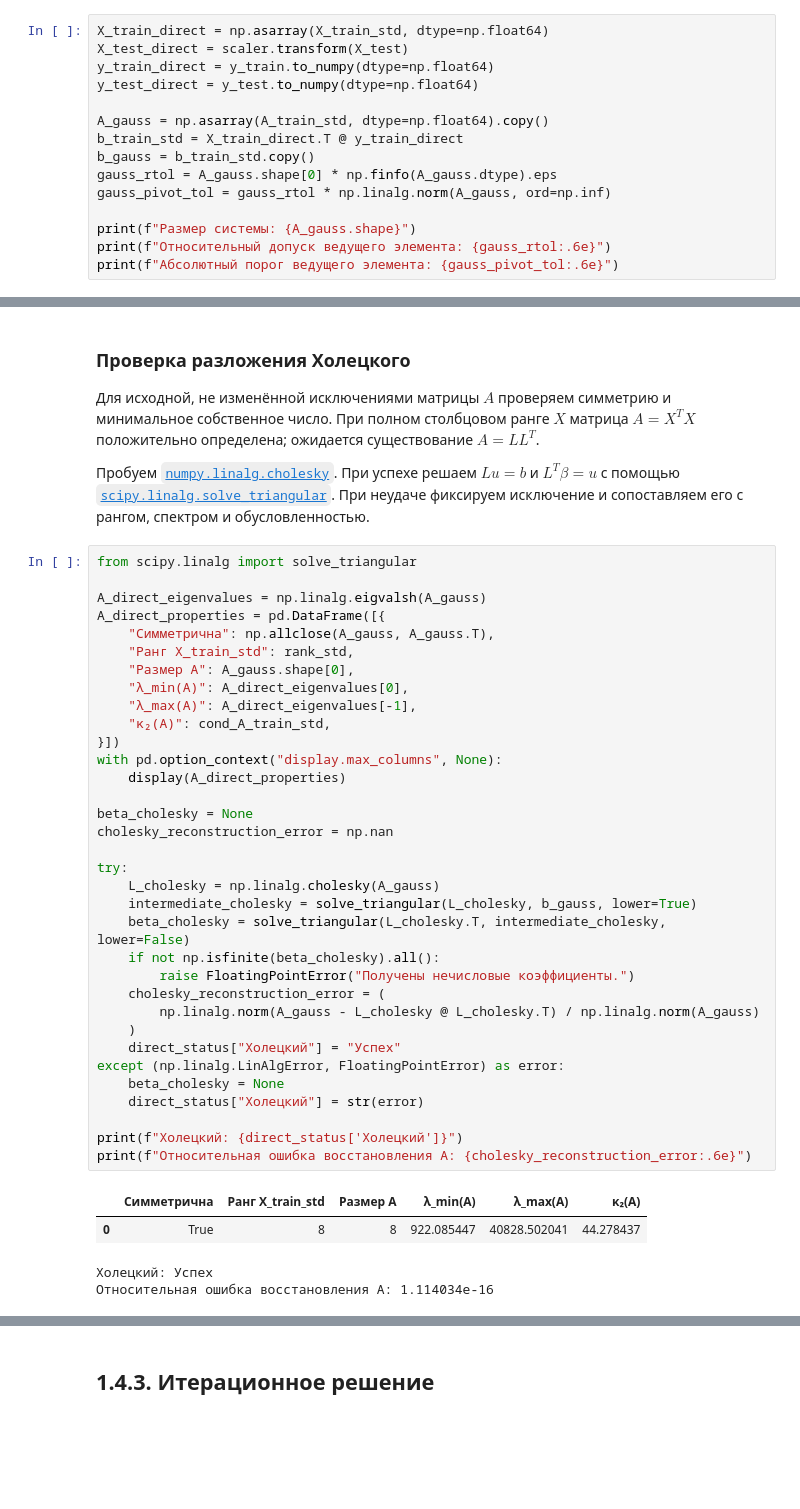
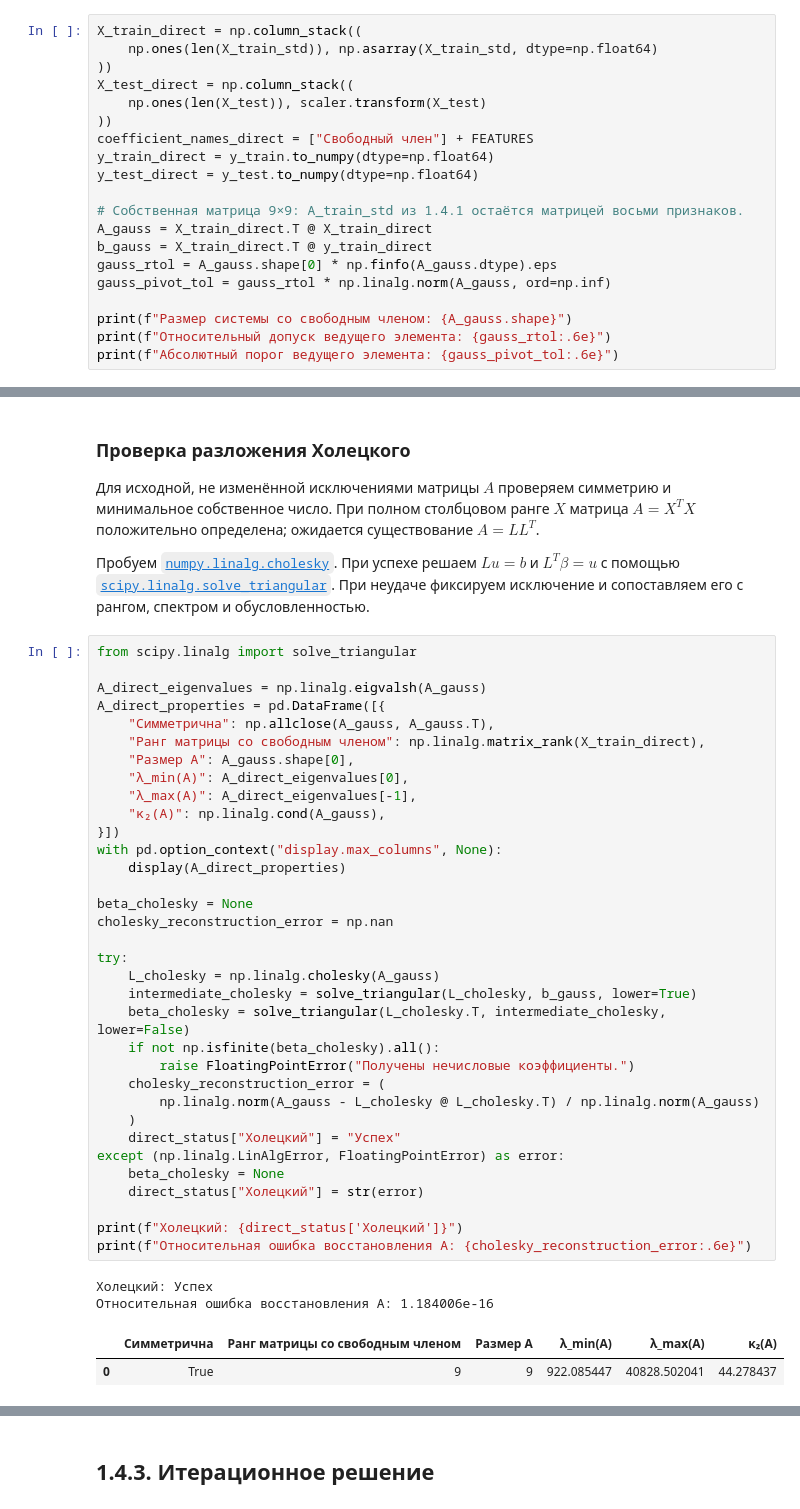
Before and after one commit to aibryanov/MOMO_labs, a Jupyter notebook: lab_1/lab_1.ipynb, the cells around one changed output, grey strips where cells are left out. Cells and saved outputs as stored; diff of their text form; blank space fills up the shorter version.

```diff
--- a/lab_1/lab_1.ipynb
+++ b/lab_1/lab_1.ipynb
@@ -389,18 +387,23 @@ $$
 
 Если максимальный кандидат не превышает этот порог, метод останавливается с объяснением; остальные сравнения продолжаются. Этот порог относится к ведущим элементам и отличается от допуска численного ранга из 1.4.1.
 # %%
-X_train_direct = np.asarray(X_train_std, dtype=np.float64)
-X_test_direct = scaler.transform(X_test)
+X_train_direct = np.column_stack((
+    np.ones(len(X_train_std)), np.asarray(X_train_std, dtype=np.float64)
+))
+X_test_direct = np.column_stack((
+    np.ones(len(X_test)), scaler.transform(X_test)
+))
+coefficient_names_direct = ["Свободный член"] + FEATURES
 y_train_direct = y_train.to_numpy(dtype=np.float64)
 y_test_direct = y_test.to_numpy(dtype=np.float64)
 
-A_gauss = np.asarray(A_train_std, dtype=np.float64).copy()
-b_train_std = X_train_direct.T @ y_train_direct
-b_gauss = b_train_std.copy()
+# Собственная матрица 9×9: A_train_std из 1.4.1 остаётся матрицей восьми признаков.
+A_gauss = X_train_direct.T @ X_train_direct
+b_gauss = X_train_direct.T @ y_train_direct
 gauss_rtol = A_gauss.shape[0] * np.finfo(A_gauss.dtype).eps
 gauss_pivot_tol = gauss_rtol * np.linalg.norm(A_gauss, ord=np.inf)
 
-print(f"Размер системы: {A_gauss.shape}")
+print(f"Размер системы со свободным членом: {A_gauss.shape}")
 print(f"Относительный допуск ведущего элемента: {gauss_rtol:.6e}")
 print(f"Абсолютный порог ведущего элемента: {gauss_pivot_tol:.6e}")
 # %% [output]
@@ -492,39 +495,39 @@ from scipy.linalg import solve_triangular
 A_direct_eigenvalues = np.linalg.eigvalsh(A_gauss)
 A_direct_properties = pd.DataFrame([{
     "Симметрична": np.allclose(A_gauss, A_gauss.T),
-    "Ранг X_train_std": rank_std,
+    "Ранг матрицы со свободным членом": np.linalg.matrix_rank(X_train_direct),
     "Размер A": A_gauss.shape[0],
     "λ_min(A)": A_direct_eigenvalues[0],
     "λ_max(A)": A_direct_eigenvalues[-1],
-    "κ₂(A)": cond_A_train_std,
+    "κ₂(A)": np.linalg.cond(A_gauss),
 }])
 with pd.option_context("display.max_columns", None):
     display(A_direct_properties)
 
 beta_cholesky = None
 cholesky_reconstruction_error = np.nan
 
 try:
     L_cholesky = np.linalg.cholesky(A_gauss)
     intermediate_cholesky = solve_triangular(L_cholesky, b_gauss, lower=True)
     beta_cholesky = solve_triangular(L_cholesky.T, intermediate_cholesky, lower=False)
     if not np.isfinite(beta_cholesky).all():
         raise FloatingPointError("Получены нечисловые коэффициенты.")
     cholesky_reconstruction_error = (
         np.linalg.norm(A_gauss - L_cholesky @ L_cholesky.T) / np.linalg.norm(A_gauss)
     )
     direct_status["Холецкий"] = "Успех"
 except (np.linalg.LinAlgError, FloatingPointError) as error:
     beta_cholesky = None
     direct_status["Холецкий"] = str(error)
 
 print(f"Холецкий: {direct_status['Холецкий']}")
 print(f"Относительная ошибка восстановления A: {cholesky_reconstruction_error:.6e}")
 # %% [output]
+Холецкий: Успех
+Относительная ошибка восстановления A: 1.184006e-16
-|  | Симметрична | Ранг X_train_std | Размер A | λ_min(A) | λ_max(A) | κ₂(A) |
-| 0 | True | 8 | 8 | 922.085447 | 40828.502041 | 44.278437 |
+|  | Симметрична | Ранг матрицы со свободным членом | Размер A | λ_min(A) | λ_max(A) | κ₂(A) |
+| 0 | True | 9 | 9 | 922.085447 | 40828.502041 | 44.278437 |
-Холецкий: Успех
-Относительная ошибка восстановления A: 1.114034e-16
 # %% [markdown]
 ### Коэффициенты и сравнение методов
 
```
Also changed, not shown: parts of 10 cells of this notebook.
